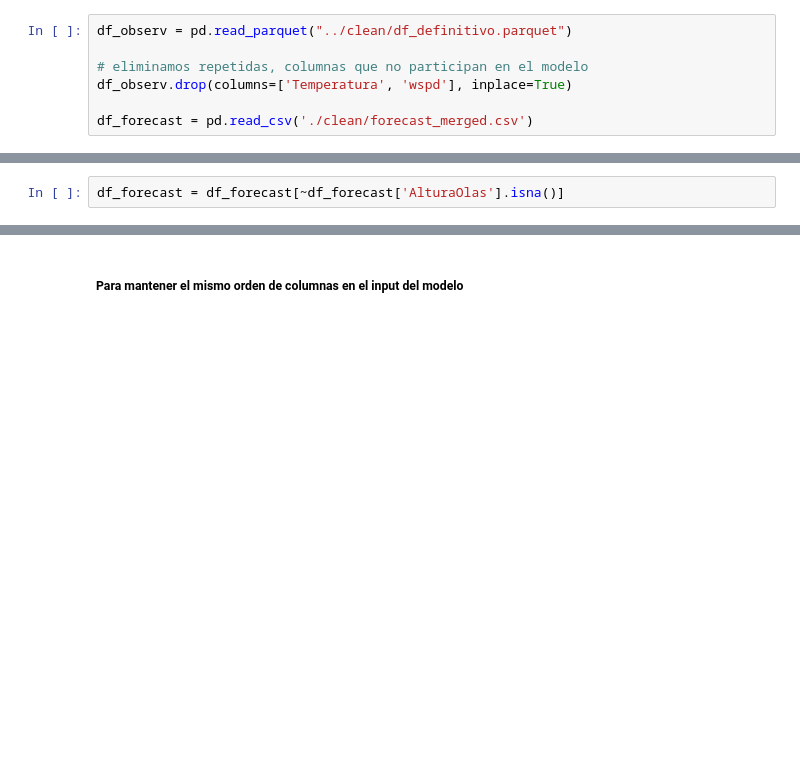
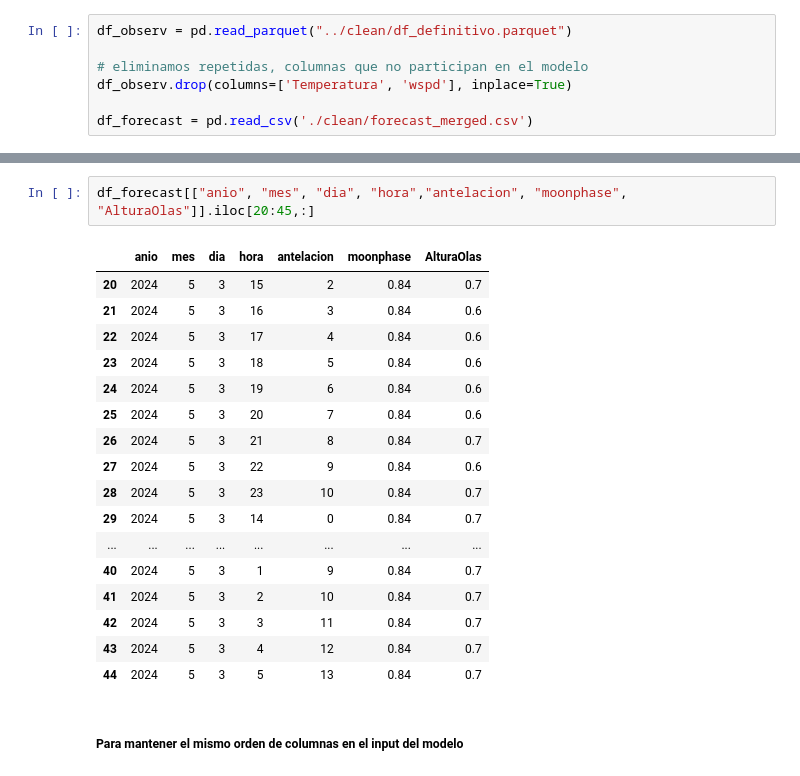
Before and after one commit to MarioBaldocchi/PD, a Jupyter notebook: forecasts/evaluacion.ipynb, the cells around one changed output, grey strips where cells are left out. Saved outputs shown, nothing was run; the diff lists cells and outputs as text; blank space fills up the shorter version.

```diff
--- a/forecasts/evaluacion.ipynb
+++ b/forecasts/evaluacion.ipynb
@@ -24,2 +29,0 @@ Escogemos solo aquellas que tengan valores observados, para poder comprobar
-# %%
-df_forecast = df_forecast[~df_forecast['AlturaOlas'].isna()]
@@ -26,3 +40,23 @@ df_forecast = df_forecast[~df_forecast['AlturaOlas'].isna()]
+# %%
+df_forecast[["anio", "mes", "dia", "hora","antelacion", "moonphase", "AlturaOlas"]].iloc[20:45,:]
+# %% [output]
+|  | anio | mes | dia | hora | antelacion | moonphase | AlturaOlas |
+| 20 | 2024 | 5 | 3 | 15 | 2 | 0.84 | 0.7 |
+| 21 | 2024 | 5 | 3 | 16 | 3 | 0.84 | 0.6 |
+| 22 | 2024 | 5 | 3 | 17 | 4 | 0.84 | 0.6 |
+| 23 | 2024 | 5 | 3 | 18 | 5 | 0.84 | 0.6 |
+| 24 | 2024 | 5 | 3 | 19 | 6 | 0.84 | 0.6 |
+| 25 | 2024 | 5 | 3 | 20 | 7 | 0.84 | 0.6 |
+| 26 | 2024 | 5 | 3 | 21 | 8 | 0.84 | 0.7 |
+| 27 | 2024 | 5 | 3 | 22 | 9 | 0.84 | 0.6 |
+| 28 | 2024 | 5 | 3 | 23 | 10 | 0.84 | 0.7 |
+| 29 | 2024 | 5 | 3 | 14 | 0 | 0.84 | 0.7 |
+| ... | ... | ... | ... | ... | ... | ... | ... |
+| 40 | 2024 | 5 | 3 | 1 | 9 | 0.84 | 0.7 |
+| 41 | 2024 | 5 | 3 | 2 | 10 | 0.84 | 0.7 |
+| 42 | 2024 | 5 | 3 | 3 | 11 | 0.84 | 0.7 |
+| 43 | 2024 | 5 | 3 | 4 | 12 | 0.84 | 0.7 |
+| 44 | 2024 | 5 | 3 | 5 | 13 | 0.84 | 0.7 |
 # %% [markdown]
 ##### Para mantener el mismo orden de columnas en el input del modelo
 # %%
```
Also changed, not shown: parts of 15 cells of this notebook, 1 other file.
